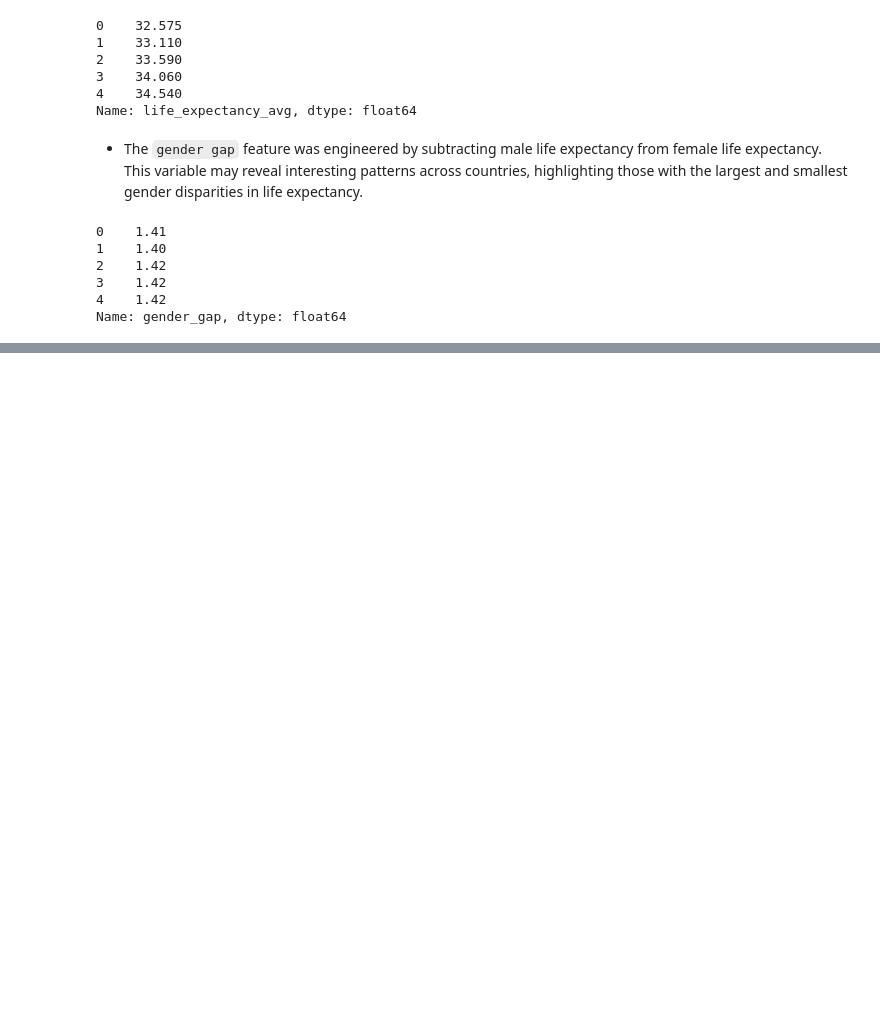
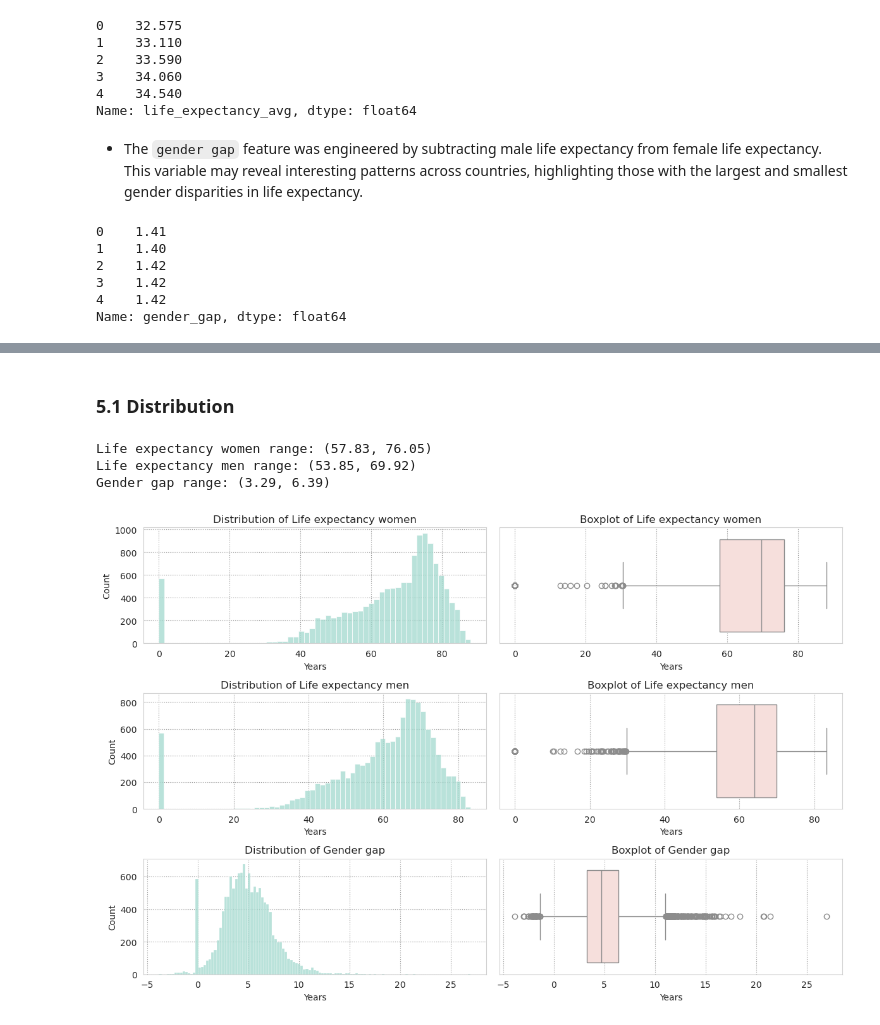
Before and after one commit to pahoalapizco/data_projects, a Jupyter notebook: notebooks/2.0-data_projects-analysis-life_expectancy_analysis.ipynb, the cells around one changed output, grey strips where cells are left out. Drawn from its saved outputs; the diff is of its cells as text; code cells hidden in the pictures; blank space fills up the shorter version.

Commit message:
:sparkles:  Life Expectancy Analysis - Distributions and Global Evolution Analysis

```diff
--- a/notebooks/2.0-data_projects-analysis-life_expectancy_analysis.ipynb
+++ b/notebooks/2.0-data_projects-analysis-life_expectancy_analysis.ipynb
@@ -218,0 +234,43 @@ Name: gender_gap, dtype: float64
+# %%
+# Visualization's config
+sns.set_style(style="whitegrid", rc={"grid.color": ".6", "grid.linestyle": ":"})
+gender_colors = {
+	"Women": "#f94996", # "lightpink",
+	"Men": "#85c1e9" # "lightblue"
+}
+# %% [markdown]
+### 5.1 Distribution
+# %%
+num_columns = ["life_expectancy_women",	"life_expectancy_men",	"gender_gap"]
+fig, axes = plt.subplots(nrows=3, ncols=2, figsize=(12, 8))
+
+for idx, col in enumerate(num_columns):
+	title = col.replace("_", " ").capitalize()
+	sns.histplot(
+		data=df,
+		x=col,
+		ax=axes[idx][0],
+		color="#a2d9ce"
+	)
+	axes[idx][0].set_title(f"Distribution of {title}")
+	axes[idx][0].set_xlabel("Years")
+
+	sns.boxplot(
+		data=df,
+		x=col,
+		ax=axes[idx][1],
+		color="#fadbd8"
+	)
+	axes[idx][1].set_title(f"Boxplot of {title}")
+	axes[idx][1].set_xlabel("Years")
+
+	q_range = float(df[col].quantile(.25).round(2)), float(df[col].quantile(.75).round(2))
+	print(f"{title} range: {q_range}")
+
+
+plt.tight_layout()
+# %% [output]
+Life expectancy women range: (57.83, 76.05)
+Life expectancy men range: (53.85, 69.92)
+Gender gap range: (3.29, 6.39)
+[figure, added]
```
Also changed, not shown: parts of 7 cells of this notebook.
